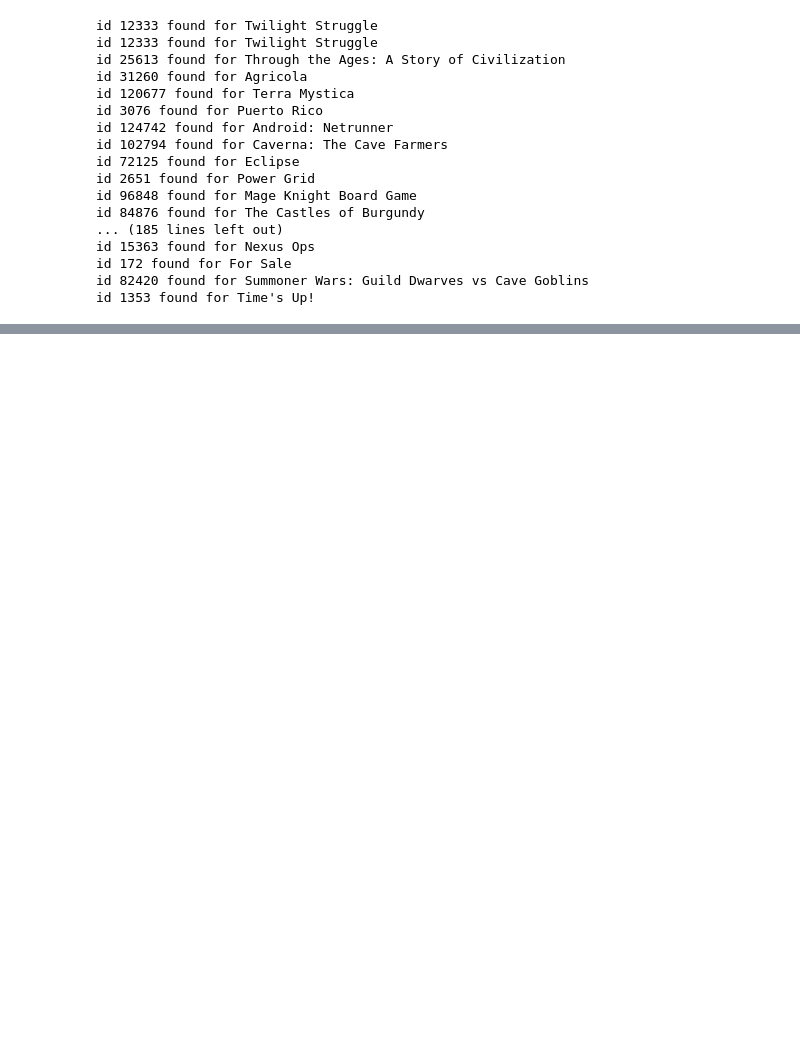
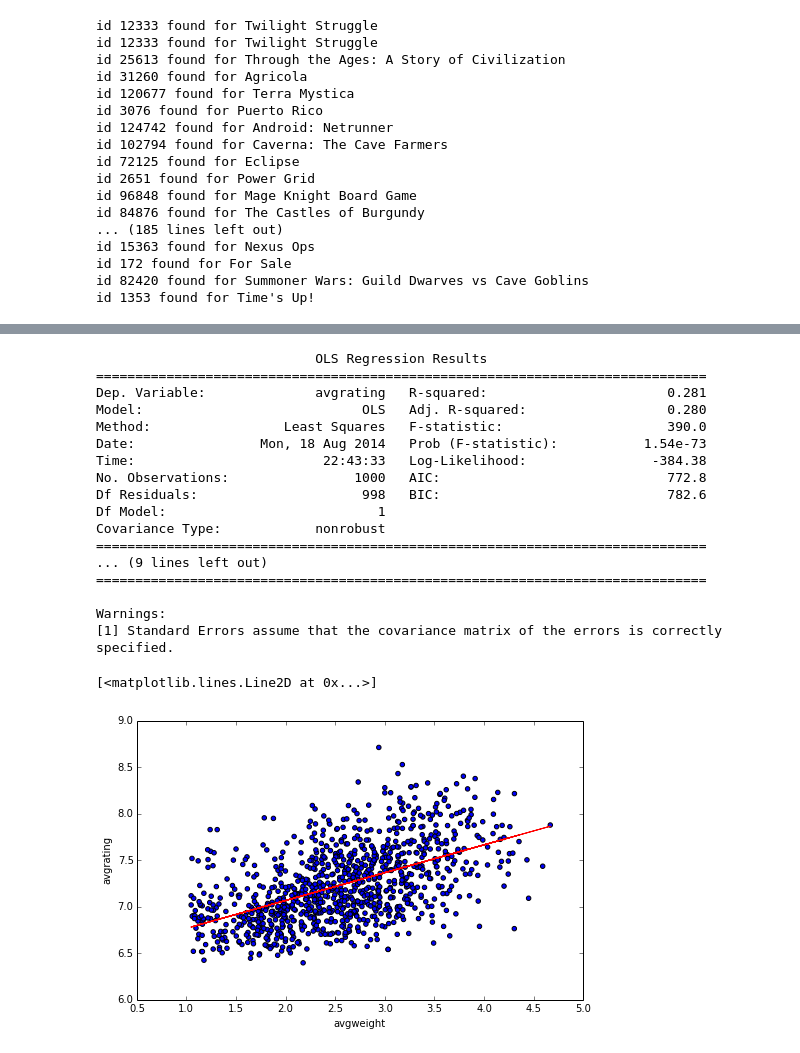
Before and after one commit to nicodv/research, a Jupyter notebook: BGG Top 1000 Reanalyzed.ipynb, the cells around one changed output, grey strips where cells are left out. Cells and saved outputs as stored; diff of their text form; code cells hidden in the pictures; blank space fills up the shorter version.

```diff
--- a/BGG Top 1000 Reanalyzed.ipynb
+++ b/BGG Top 1000 Reanalyzed.ipynb
@@ -159,0 +190,37 @@ perform_analysis(gamedata)
+# %%
+gamedata['intercept'] = 1.
+y = gamedata.avgrating
+x = gamedata[['intercept', 'avgweight']]
+
+regress = sm.OLS(y, x).fit()
+print(regress.summary())
+avgparams = regress.params
+
+gamedata['wmodel'] = avgparams['intercept'] + avgparams['avgweight'] * gamedata.avgweight
+
+fig = plt.figure(figsize=(8,5))
+ax = plt.gca()
+ax.set_xlabel('avgweight')
+ax.set_ylabel('avgrating')
+plt.scatter(gamedata.avgweight, gamedata.avgrating)
+plt.plot(gamedata.avgweight, gamedata.wmodel, 'r-')
+# %% [output]
+                            OLS Regression Results
+==============================================================================
+Dep. Variable:              avgrating   R-squared:                       0.281
+Model:                            OLS   Adj. R-squared:                  0.280
+Method:                 Least Squares   F-statistic:                     390.0
+Date:                Mon, 18 Aug 2014   Prob (F-statistic):           1.54e-73
+Time:                        22:43:33   Log-Likelihood:                -384.38
+No. Observations:                1000   AIC:                             772.8
+Df Residuals:                     998   BIC:                             782.6
+Df Model:                           1
+Covariance Type:            nonrobust
+==============================================================================
+... (9 lines left out)
+==============================================================================
+
+Warnings:
+[1] Standard Errors assume that the covariance matrix of the errors is correctly specified.
+[<matplotlib.lines.Line2D at 0x...>]
+[figure, added]
```
Also changed, not shown: parts of 24 cells of this notebook.
